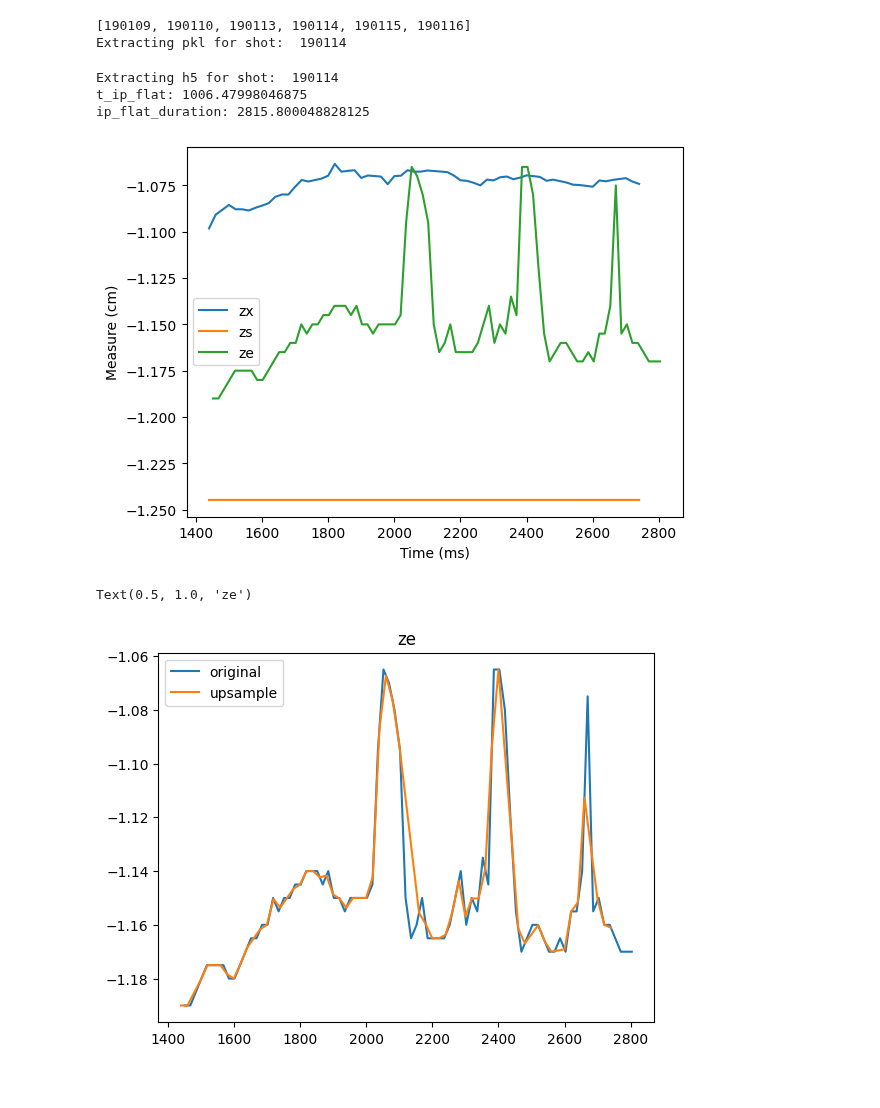
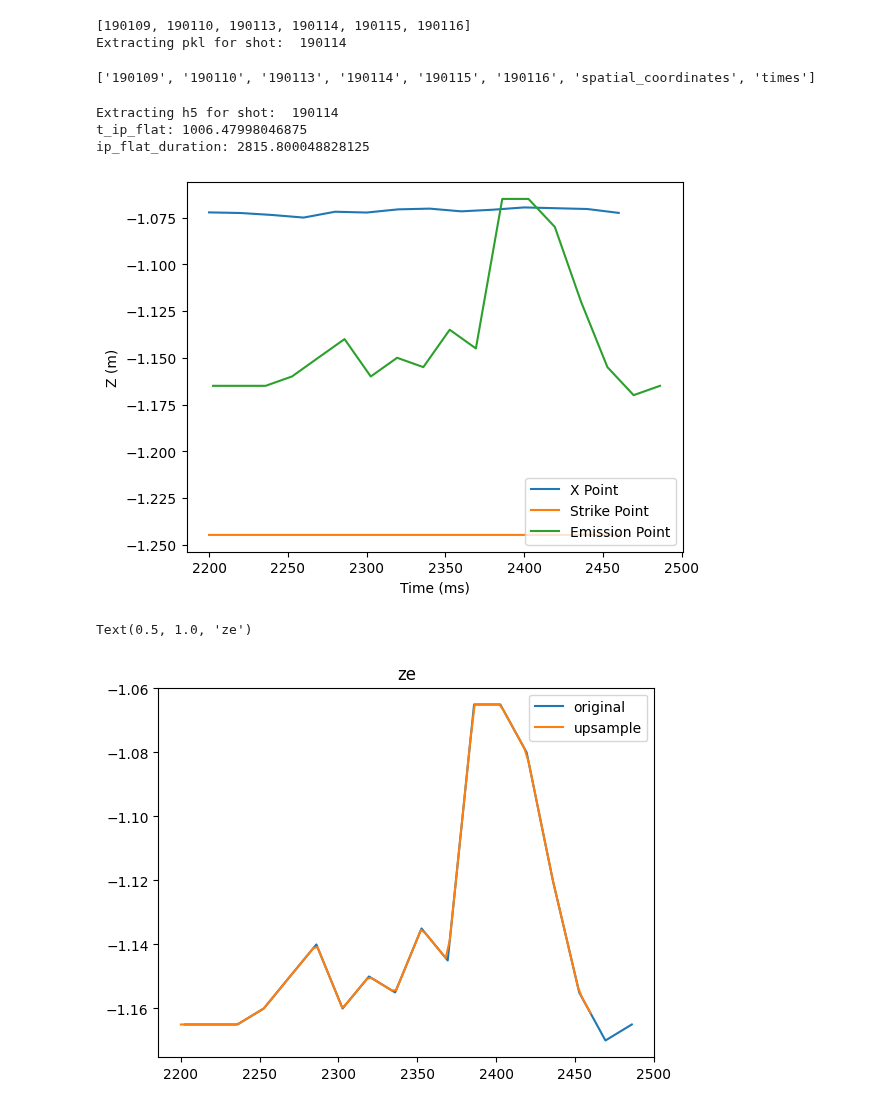
Before and after one commit to PlasmaControl/plasma-tv, a Jupyter notebook: notebooks/tangtv_pipeline.ipynb, the cells around one changed output. Drawn from its saved outputs; the diff is of its cells as text; code cells hidden in the pictures.

```diff
--- a/notebooks/tangtv_pipeline.ipynb
+++ b/notebooks/tangtv_pipeline.ipynb
@@ -17,6 +20,8 @@ def nearest_index(array, value):
 
 def crop_time(times, data, start_time, end_time):
     """Crop the data to the specified time range."""
+    if data.ndim == 1:
+        data = data.reshape(1, -1)
     start_idx = nearest_index(times, start_time)
     end_idx = nearest_index(times, end_time)
     return times[start_idx:end_idx], data[:,start_idx:end_idx]
@@ -103,6 +114,9 @@ h5_path = '../data/external/toksearch/detach.h5'
 
 with h5py.File(h5_path, 'r') as file:
     keys = list(file.keys())
+    print(keys)
+# %% [output]
+['190109', '190110', '190113', '190114', '190115', '190116', 'spatial_coordinates', 'times']
 # %%
 with h5py.File(h5_path, 'r') as file:
     shot = file[keys[shot_idx]]
@@ -124,20 +138,22 @@ ip_flat_duration: 2815.800048828125
 # %%
 # crop_times, crop_shot = crop_time(times_transp, shot_transp, t_ip_flat, ip_flat_duration)
 # crop_times_vid, crop_pred_z = crop_time(vid_times, np.expand_dims(real_pred_z, axis=0), t_ip_flat, ip_flat_duration)
-crop_times, crop_shot = crop_time(times_transp, shot_transp, 1450, ip_flat_duration)
-crop_times_vid, crop_pred_z = crop_time(vid_times, np.expand_dims(real_pred_z, axis=0), 1450, ip_flat_duration)
+manual_crop_start = 2200
+manual_crop_end = 2500
+crop_times, crop_shot = crop_time(times_transp, shot_transp, manual_crop_start, manual_crop_end)
+crop_times_vid, crop_pred_z = crop_time(vid_times, np.expand_dims(real_pred_z, axis=0), manual_crop_start, manual_crop_end)
 zx = crop_shot[1] / 1e2
 zs = crop_shot[3] / 1e2
 ze = crop_pred_z[0]
 # %%
 # plt.plot(crop_times, crop_shot[0], label="rx")
-plt.plot(crop_times, zx, label="zx")
+plt.plot(crop_times, zx, label="X Point")
 # plt.plot(crop_times, crop_shot[2], label="rs")
-plt.plot(crop_times, zs, label="zs")
-plt.plot(crop_times_vid, ze, label="ze")
+plt.plot(crop_times, zs, label="Strike Point")
+plt.plot(crop_times_vid, ze, label="Emission Point")
 plt.xlabel("Time (ms)")
-plt.ylabel("Measure (cm)")
+plt.ylabel("Z (m)")
 plt.legend()
 plt.show()
 # %% [output]
-[figure, old version]
+[figure, new version]
@@ -148,12 +160,15 @@ zs_down = signal.resample(zs, len(ze))
+# %%
+interp_points = 100
+times_interp = np.linspace(crop_times[0], crop_times[-1], interp_points)
 # %%
 interp_kind = 'linear'
 interpolator = interp1d(crop_times_vid, ze, kind=interp_kind,
                         fill_value='extrapolate')
-ze_up = interpolator(crop_times)
+ze_interp = interpolator(times_interp)
 
 interpolator = interp1d(crop_times, zx, kind=interp_kind,
                         fill_value='extrapolate')
-zx_down = interpolator(crop_times_vid)
+zx_interp = interpolator(times_interp)
 interpolator = interp1d(crop_times, zs, kind=interp_kind,
                         fill_value='extrapolate')
-zs_down = interpolator(crop_times_vid)
+zs_interp = interpolator(times_interp)
@@ -163,10 +178,10 @@ err_down = get_error(ze, zx_down, zs_down)
 # %%
 plt.plot(crop_times_vid, ze, label='original')
-plt.plot(crop_times, ze_up, label='upsample')
+plt.plot(times_interp, ze_interp, label='upsample')
 plt.legend()
 plt.title("ze")
 # %% [output]
 Text(0.5, 1.0, 'ze')
-[figure, old version]
+[figure, new version]
 # %%
 plt.plot(crop_times, zx, label='original')
```
Also changed, not shown: parts of 18 cells of this notebook, 1 other file.
